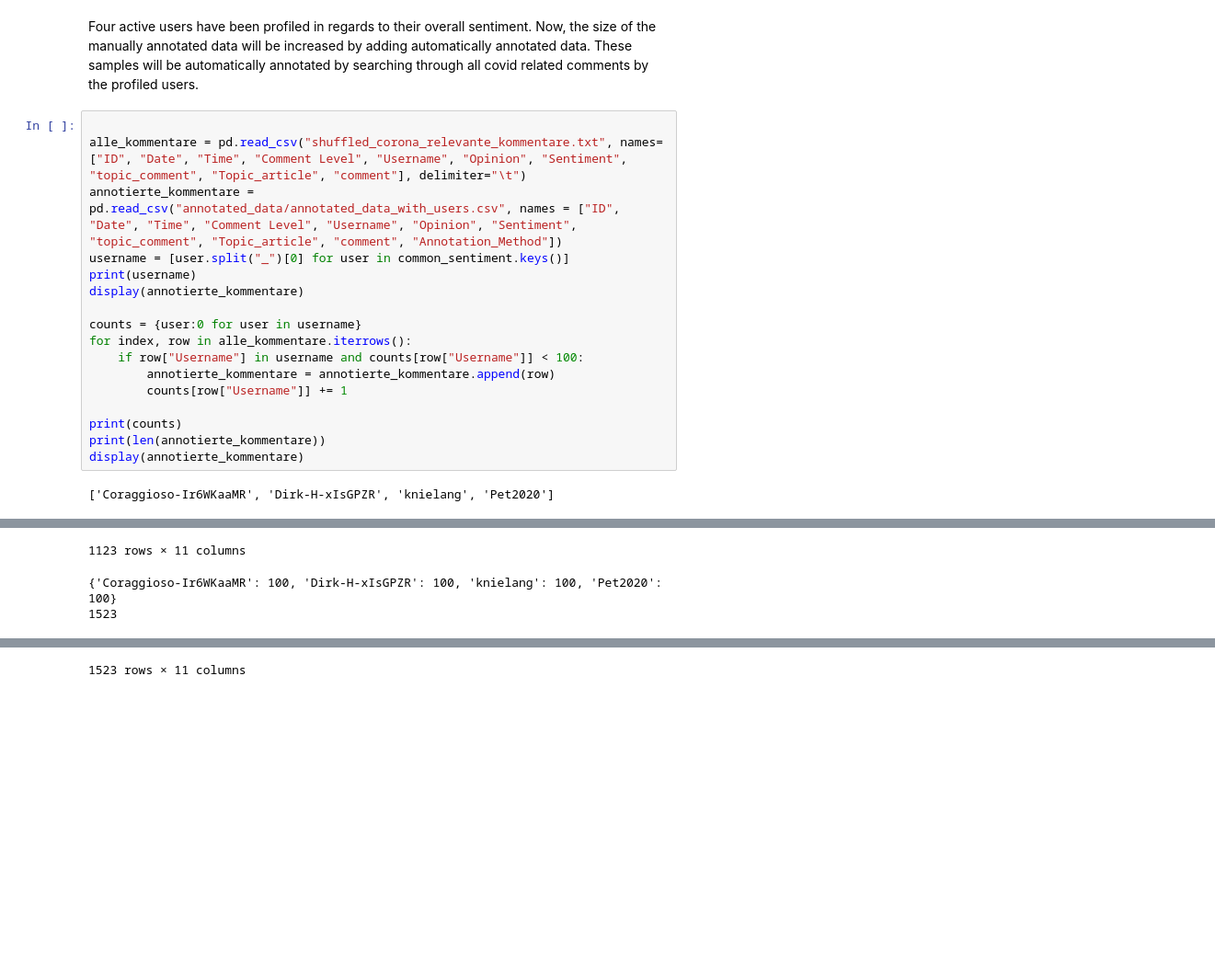
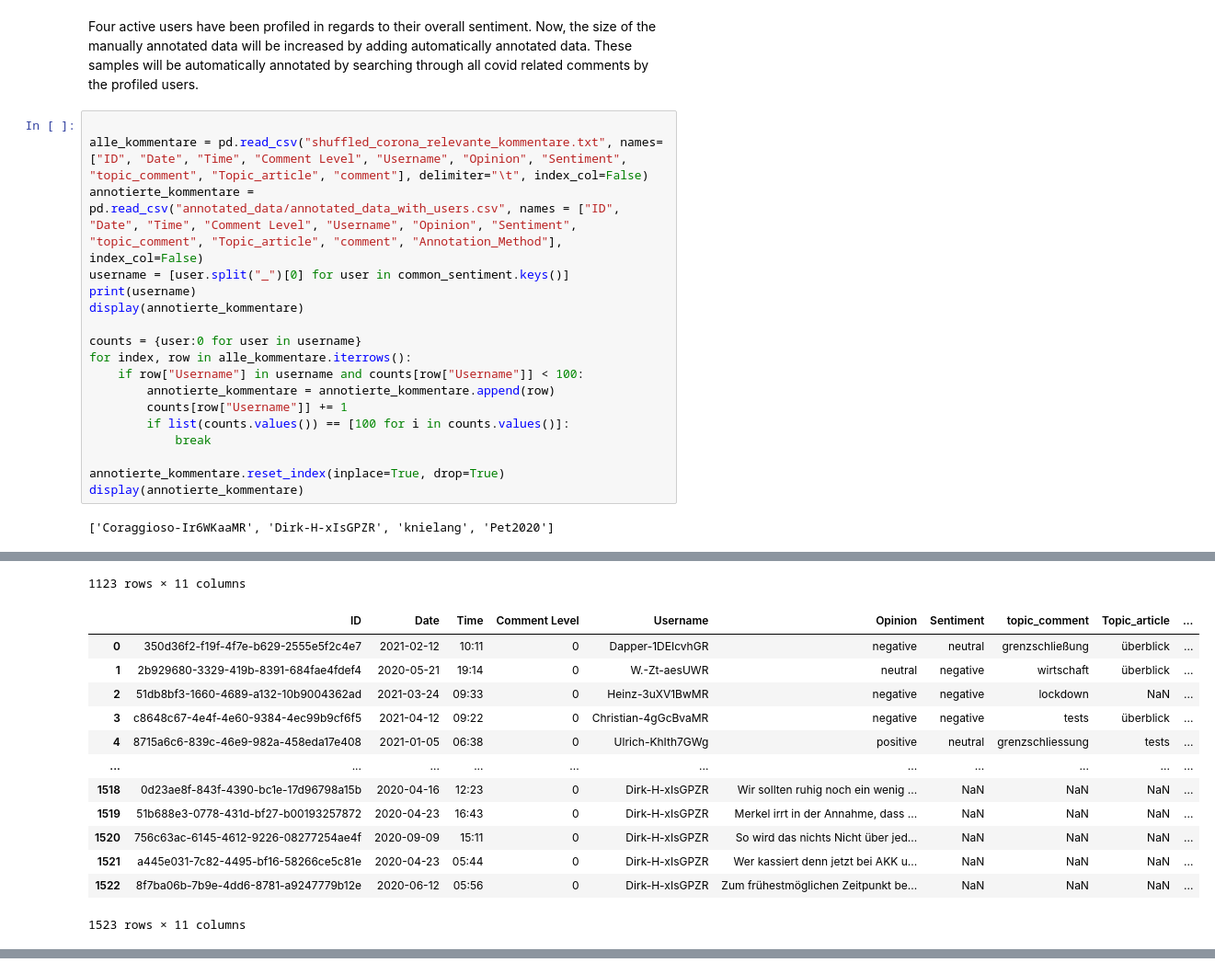
Before and after one commit to KirchnerS/Masterarbeit, a Jupyter notebook: data_exploration.ipynb, the cells around one changed output, grey strips where cells are left out. Shown: that part at 92% size. Saved outputs shown, nothing was run; the diff lists cells and outputs as text; blank space fills up the shorter version.

```diff
--- a/data_exploration.ipynb
+++ b/data_exploration.ipynb
@@ -659,35 +659,47 @@ for user in common_sentiment.keys():
 Four active users have been profiled in regards to their overall sentiment. Now, the size of the manually annotated data will be increased by adding automatically annotated data. These samples will be automatically annotated by searching through all covid related comments by the profiled users.
 # %%
 
-alle_kommentare = pd.read_csv("shuffled_corona_relevante_kommentare.txt", names=["ID", "Date", "Time", "Comment Level", "Username", "Opinion", "Sentiment", "topic_comment", "Topic_article", "comment"], delimiter="\t")
-annotierte_kommentare = pd.read_csv("annotated_data/annotated_data_with_users.csv", names = ["ID", "Date", "Time", "Comment Level", "Username", "Opinion", "Sentiment", "topic_comment", "Topic_article", "comment", "Annotation_Method"])
+alle_kommentare = pd.read_csv("shuffled_corona_relevante_kommentare.txt", names=["ID", "Date", "Time", "Comment Level", "Username", "Opinion", "Sentiment", "topic_comment", "Topic_article", "comment"], delimiter="\t", index_col=False)
+annotierte_kommentare = pd.read_csv("annotated_data/annotated_data_with_users.csv", names = ["ID", "Date", "Time", "Comment Level", "Username", "Opinion", "Sentiment", "topic_comment", "Topic_article", "comment", "Annotation_Method"], index_col=False)
 username = [user.split("_")[0] for user in common_sentiment.keys()]
 print(username)
 display(annotierte_kommentare)
 
 counts = {user:0 for user in username}
 for index, row in alle_kommentare.iterrows():
     if row["Username"] in username and counts[row["Username"]] < 100:
         annotierte_kommentare = annotierte_kommentare.append(row)
         counts[row["Username"]] += 1
+        if list(counts.values()) == [100 for i in counts.values()]:
+            break
 
-print(counts)
-print(len(annotierte_kommentare))
+annotierte_kommentare.reset_index(inplace=True, drop=True)
 display(annotierte_kommentare)
 # %% [output]
 ['Coraggioso-Ir6WKaaMR', 'Dirk-H-xIsGPZR', 'knielang', 'Pet2020']
 |  | ID | Date | Time | Comment Level | Username | Opinion | Sentiment | topic_comment | Topic_article | ... |
 | 0 | 350d36f2-f19f-4f7e-b629-2555e5f2c4e7 | 2021-02-12 | 10:11 | 0 | Dapper-1DEIcvhGR | negative | neutral | grenzschließung | überblick | ... |
 | 1 | 2b929680-3329-419b-8391-684fae4fdef4 | 2020-05-21 | 19:14 | 0 | W.-Zt-aesUWR | neutral | negative | wirtschaft | überblick | ... |
 | 2 | 51db8bf3-1660-4689-a132-10b9004362ad | 2021-03-24 | 09:33 | 0 | Heinz-3uXV1BwMR | negative | negative | lockdown | NaN | ... |
 | 3 | c8648c67-4e4f-4e60-9384-4ec99b9cf6f5 | 2021-04-12 | 09:22 | 0 | Christian-4gGcBvaMR | negative | negative | tests | überblick | ... |
 | 4 | 8715a6c6-839c-46e9-982a-458eda17e408 | 2021-01-05 | 06:38 | 0 | Ulrich-KhIth7GWg | positive | neutral | grenzschliessung | tests | ... |
 | ... | ... | ... | ... | ... | ... | ... | ... | ... | ... | ... |
 | 1118 | 03a82d6e-12cd-4ca8-9c93-2004520ff9b8 | 2020-04-08 | 10:37 | 0 | MarkusW77 | negative | neutral | wirtschaft | wirtschaft | ... |
 | 1119 | 8dc50c9f-0033-4992-922a-d60accf92fae | 2021-07-13 | 18:33 | 0 | Werner-iFz9kNPWR | neutral | neutral | virus | überblick | ... |
 | 1120 | 1becd6c6-d8d2-4d50-ba4c-240e38ca802c | 2020-03-28 | 17:21 | 0 | RROCK | positive | neutral | warnapp | warnapp | ... |
 | 1121 | 9f037c70-6732-4b0f-b06c-3142985018db | 2021-05-08 | 11:21 | 0 | BerndPaysan | neutral | neutral | china | impfung | ... |
 | 1122 | c61717e2-a002-4e92-a518-fbc5a8078d22 | 2020-04-23 | 20:59 | 0 | CheQueBo | negative | neutral | maßnahmen | maskenpflicht | ... |
 1123 rows × 11 columns
+|  | ID | Date | Time | Comment Level | Username | Opinion | Sentiment | topic_comment | Topic_article | ... |
+| 0 | 350d36f2-f19f-4f7e-b629-2555e5f2c4e7 | 2021-02-12 | 10:11 | 0 | Dapper-1DEIcvhGR | negative | neutral | grenzschließung | überblick | ... |
+| 1 | 2b929680-3329-419b-8391-684fae4fdef4 | 2020-05-21 | 19:14 | 0 | W.-Zt-aesUWR | neutral | negative | wirtschaft | überblick | ... |
+| 2 | 51db8bf3-1660-4689-a132-10b9004362ad | 2021-03-24 | 09:33 | 0 | Heinz-3uXV1BwMR | negative | negative | lockdown | NaN | ... |
+| 3 | c8648c67-4e4f-4e60-9384-4ec99b9cf6f5 | 2021-04-12 | 09:22 | 0 | Christian-4gGcBvaMR | negative | negative | tests | überblick | ... |
+| 4 | 8715a6c6-839c-46e9-982a-458eda17e408 | 2021-01-05 | 06:38 | 0 | Ulrich-KhIth7GWg | positive | neutral | grenzschliessung | tests | ... |
+| ... | ... | ... | ... | ... | ... | ... | ... | ... | ... | ... |
+| 1518 | 0d23ae8f-843f-4390-bc1e-17d96798a15b | 2020-04-16 | 12:23 | 0 | Dirk-H-xIsGPZR | Wir sollten ruhig noch ein wenig ... | NaN | NaN | NaN | ... |
+| 1519 | 51b688e3-0778-431d-bf27-b00193257872 | 2020-04-23 | 16:43 | 0 | Dirk-H-xIsGPZR | Merkel irrt in der Annahme, dass ... | NaN | NaN | NaN | ... |
+| 1520 | 756c63ac-6145-4612-9226-08277254ae4f | 2020-09-09 | 15:11 | 0 | Dirk-H-xIsGPZR | So wird das nichts Nicht über jed... | NaN | NaN | NaN | ... |
+| 1521 | a445e031-7c82-4495-bf16-58266ce5c81e | 2020-04-23 | 05:44 | 0 | Dirk-H-xIsGPZR | Wer kassiert denn jetzt bei AKK u... | NaN | NaN | NaN | ... |
+| 1522 | 8f7ba06b-7b9e-4dd6-8781-a9247779b12e | 2020-06-12 | 05:56 | 0 | Dirk-H-xIsGPZR | Zum frühestmöglichen Zeitpunkt be... | NaN | NaN | NaN | ... |
-{'Coraggioso-Ir6WKaaMR': 100, 'Dirk-H-xIsGPZR': 100, 'knielang': 100, 'Pet2020': 100}
-1523
+1523 rows × 11 columns
@@ -706,3 +706,2 @@ display(annotierte_kommentare)
-1523 rows × 11 columns
 # %%
 #### Replace Sentiment for user with most common sentiment of that user
```
Also changed, not shown: parts of 4 cells of this notebook, 3 other files.
